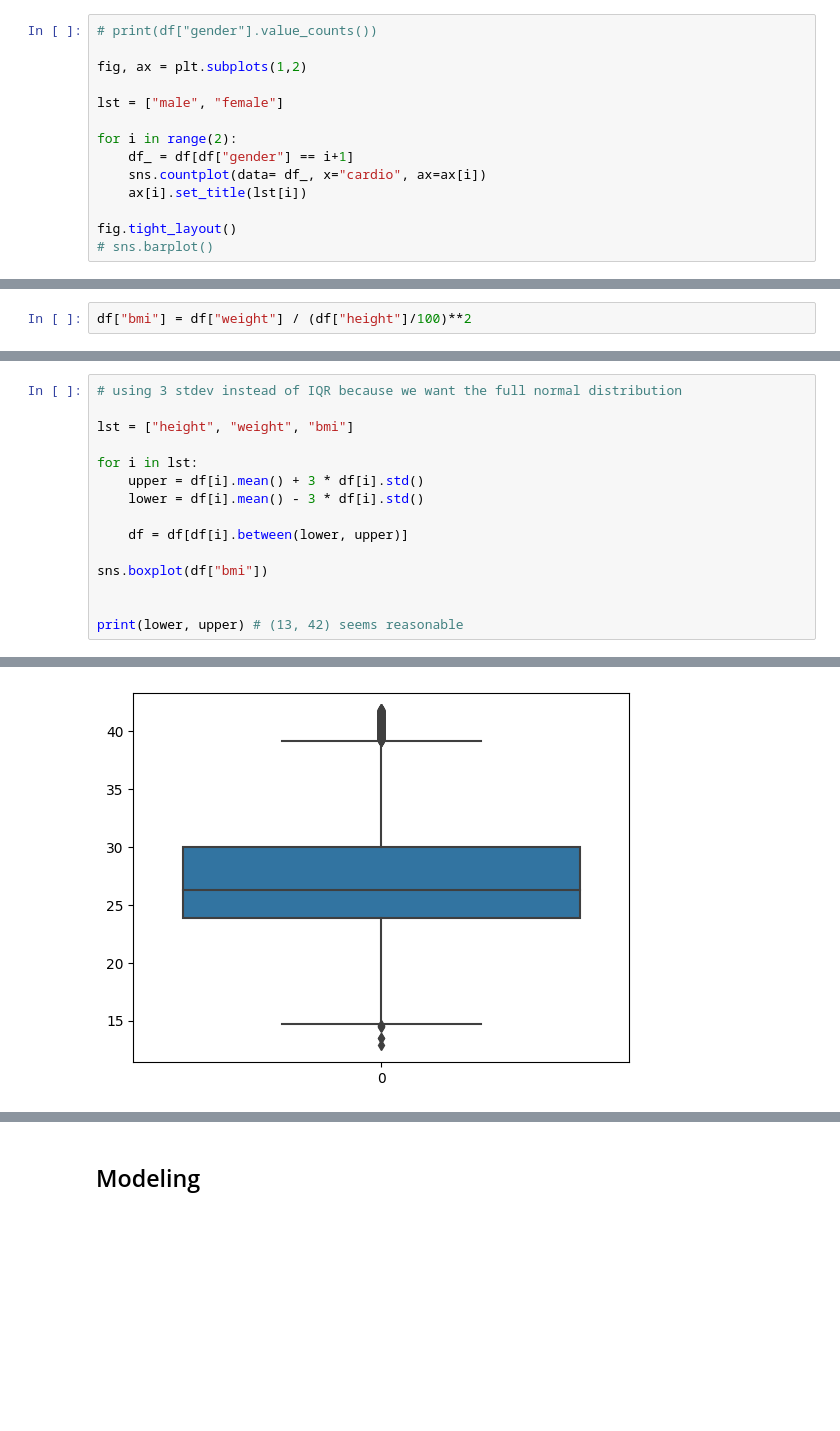
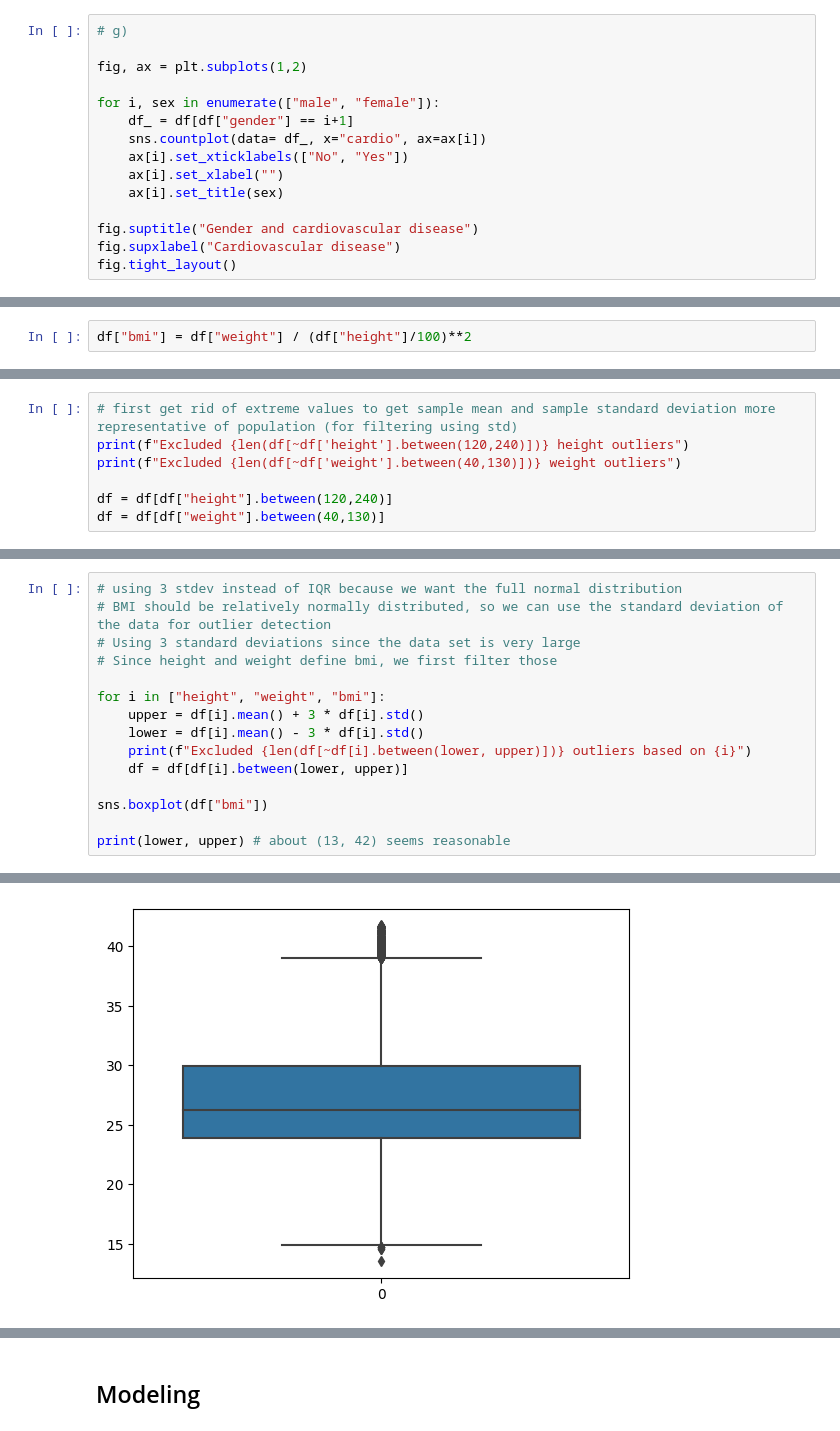
Before and after one commit to jvesand/Machine-learning-Johan-Sandberg, a Jupyter notebook: Lab/2_disease_prediction.ipynb, the cells around one changed output, grey strips where cells are left out. Cells and saved outputs as stored; diff of their text form; blank space fills up the shorter version.

```diff
--- a/Lab/2_disease_prediction.ipynb
+++ b/Lab/2_disease_prediction.ipynb
@@ -88,17 +121,18 @@ sns.histplot(df["height"], ax = ax[1])
 <Axes: xlabel='height', ylabel='Count'>
 [figure]
 # %%
-# print(df["gender"].value_counts())
+# g)
 
 fig, ax = plt.subplots(1,2)
 
-lst = ["male", "female"]
-
-for i in range(2):
+for i, sex in enumerate(["male", "female"]):
     df_ = df[df["gender"] == i+1]
     sns.countplot(data= df_, x="cardio", ax=ax[i])
-    ax[i].set_title(lst[i])
+    ax[i].set_xticklabels(["No", "Yes"])
+    ax[i].set_xlabel("")
+    ax[i].set_title(sex)
 
+fig.suptitle("Gender and cardiovascular disease")
+fig.supxlabel("Cardiovascular disease")
 fig.tight_layout()
-# sns.barplot()
 # %% [output]
@@ -119,0 +154,7 @@ sns.boxplot(df["bmi"])
+# %%
+# first get rid of extreme values to get sample mean and sample standard deviation more representative of population (for filtering using std)
+print(f"Excluded {len(df[~df['height'].between(120,240)])} height outliers")
+print(f"Excluded {len(df[~df['weight'].between(40,130)])} weight outliers")
+
+df = df[df["height"].between(120,240)]
+df = df[df["weight"].between(40,130)]
@@ -120,16 +164,16 @@ sns.boxplot(df["bmi"])
 # %%
 # using 3 stdev instead of IQR because we want the full normal distribution
+# BMI should be relatively normally distributed, so we can use the standard deviation of the data for outlier detection
+# Using 3 standard deviations since the data set is very large
+# Since height and weight define bmi, we first filter those
 
-lst = ["height", "weight", "bmi"]
-
-for i in lst:
+for i in ["height", "weight", "bmi"]:
     upper = df[i].mean() + 3 * df[i].std()
     lower = df[i].mean() - 3 * df[i].std()
-
+    print(f"Excluded {len(df[~df[i].between(lower, upper)])} outliers based on {i}")
     df = df[df[i].between(lower, upper)]
 
 sns.boxplot(df["bmi"])
 
-
-print(lower, upper) # (13, 42) seems reasonable
+print(lower, upper) # about (13, 42) seems reasonable
 # %% [output]
@@ -138 +184 @@ print(lower, upper) # (13, 42) seems reasonable
-[figure, old version]
+[figure, new version]
```
Also changed, not shown: parts of 57 cells of this notebook, 1 other file.
